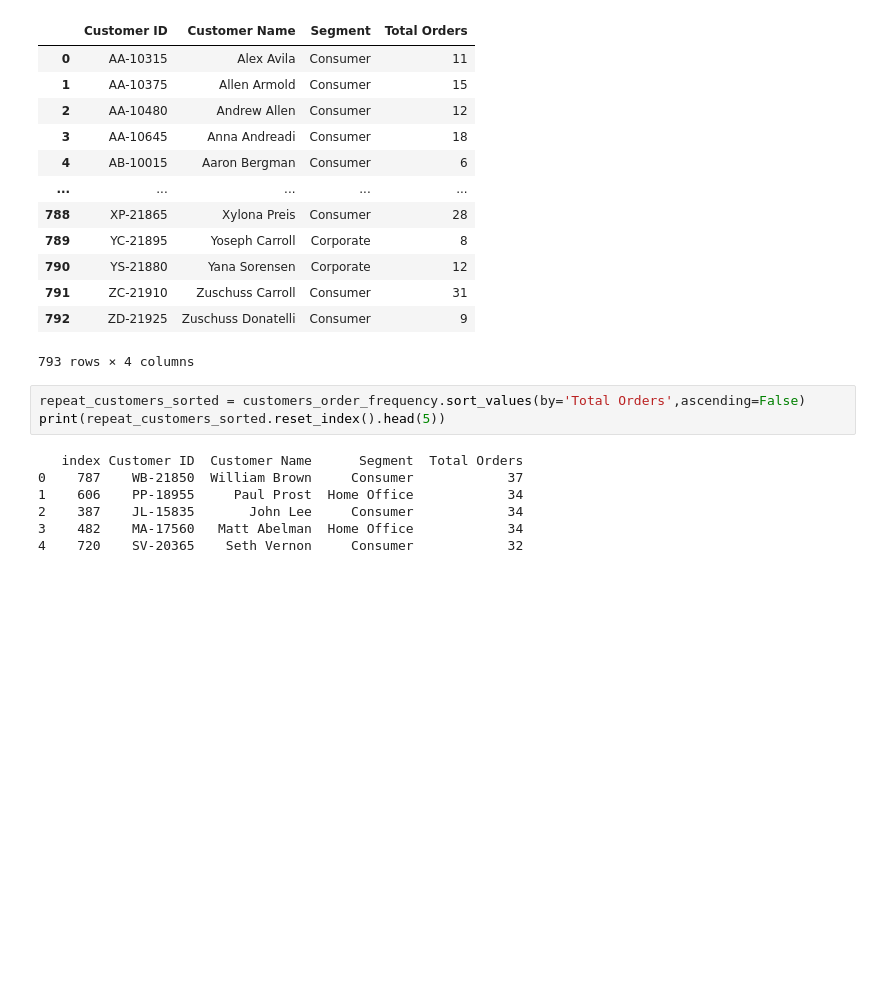
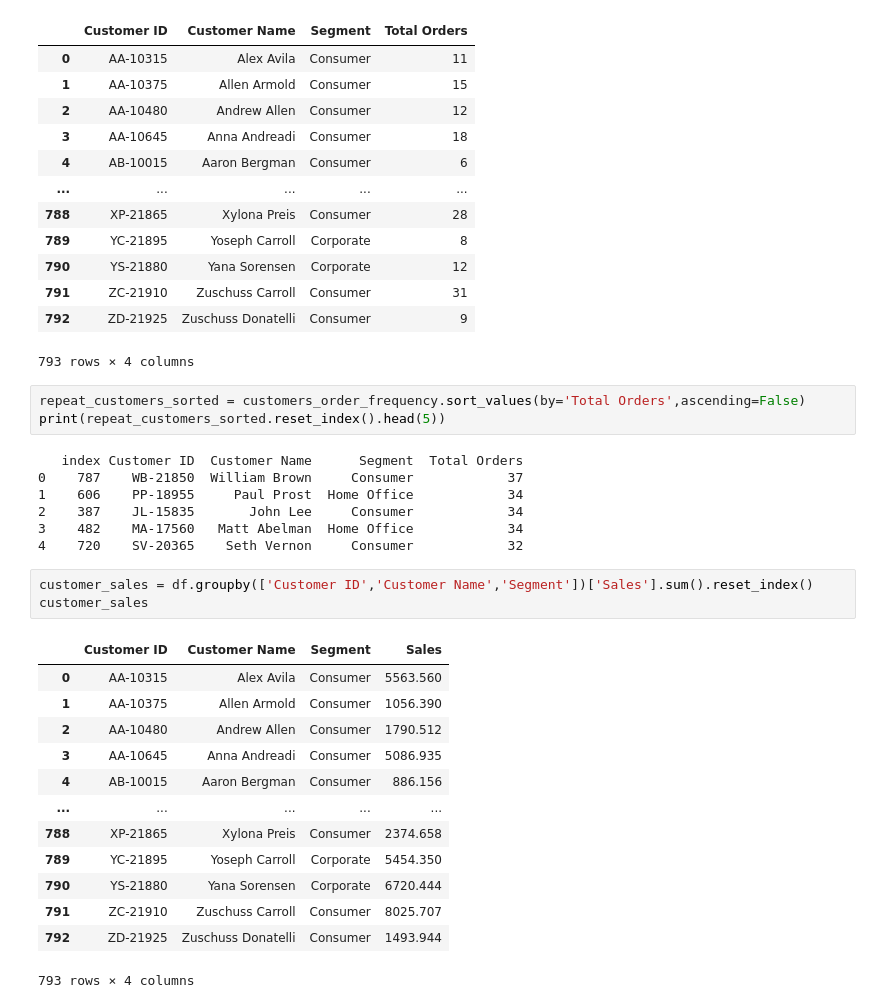
Before and after one commit to GongSeason/Python-for-Data-science-study, a Jupyter notebook: Part8_Superstore_Sales_Data_Analysis_project.ipynb, the cells around one changed output. Cells and saved outputs as stored; diff of their text form; blank space fills up the shorter version.

```diff
--- a/Part8_Superstore_Sales_Data_Analysis_project.ipynb
+++ b/Part8_Superstore_Sales_Data_Analysis_project.ipynb
@@ -175,3 +175,20 @@ print(repeat_customers_sorted.reset_index().head(5))
 2    387    JL-15835       John Lee     Consumer            34
 3    482    MA-17560   Matt Abelman  Home Office            34
 4    720    SV-20365    Seth Vernon     Consumer            32
+# %%
+customer_sales = df.groupby(['Customer ID','Customer Name','Segment'])['Sales'].sum().reset_index()
+customer_sales
+# %% [output]
+|  | Customer ID | Customer Name | Segment | Sales |
+| 0 | AA-10315 | Alex Avila | Consumer | 5563.560 |
+| 1 | AA-10375 | Allen Armold | Consumer | 1056.390 |
+| 2 | AA-10480 | Andrew Allen | Consumer | 1790.512 |
+| 3 | AA-10645 | Anna Andreadi | Consumer | 5086.935 |
+| 4 | AB-10015 | Aaron Bergman | Consumer | 886.156 |
+| ... | ... | ... | ... | ... |
+| 788 | XP-21865 | Xylona Preis | Consumer | 2374.658 |
+| 789 | YC-21895 | Yoseph Carroll | Corporate | 5454.350 |
+| 790 | YS-21880 | Yana Sorensen | Corporate | 6720.444 |
+| 791 | ZC-21910 | Zuschuss Carroll | Consumer | 8025.707 |
+| 792 | ZD-21925 | Zuschuss Donatelli | Consumer | 1493.944 |
+793 rows × 4 columns
```
Also changed, not shown: parts of 1 cell of this notebook.
